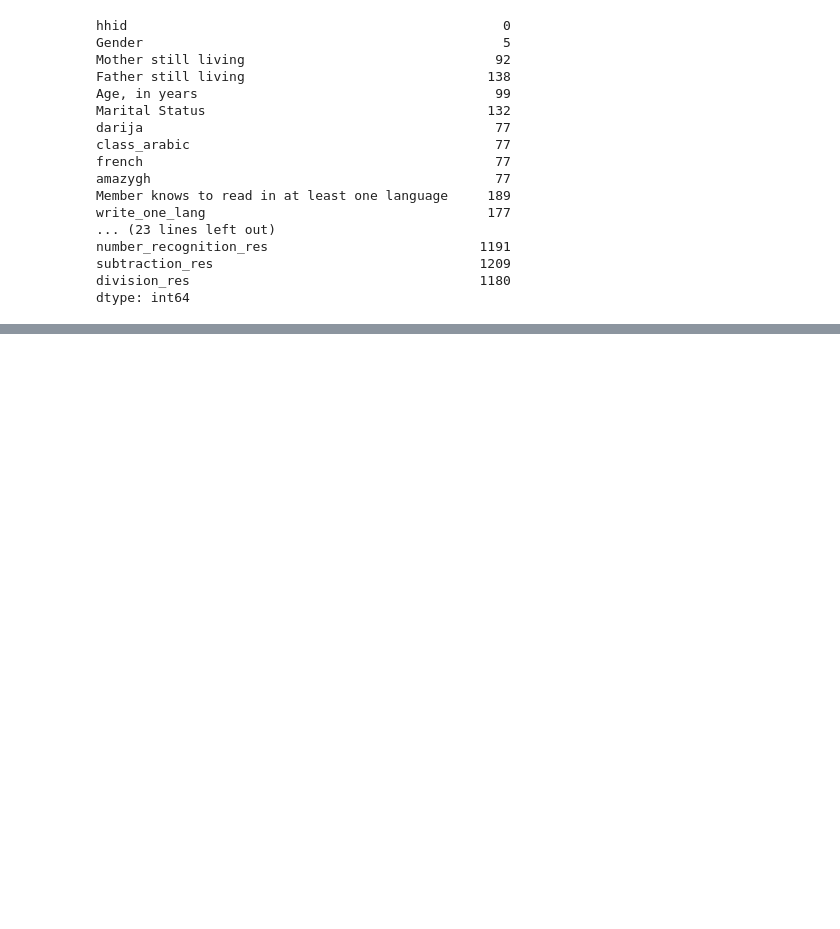
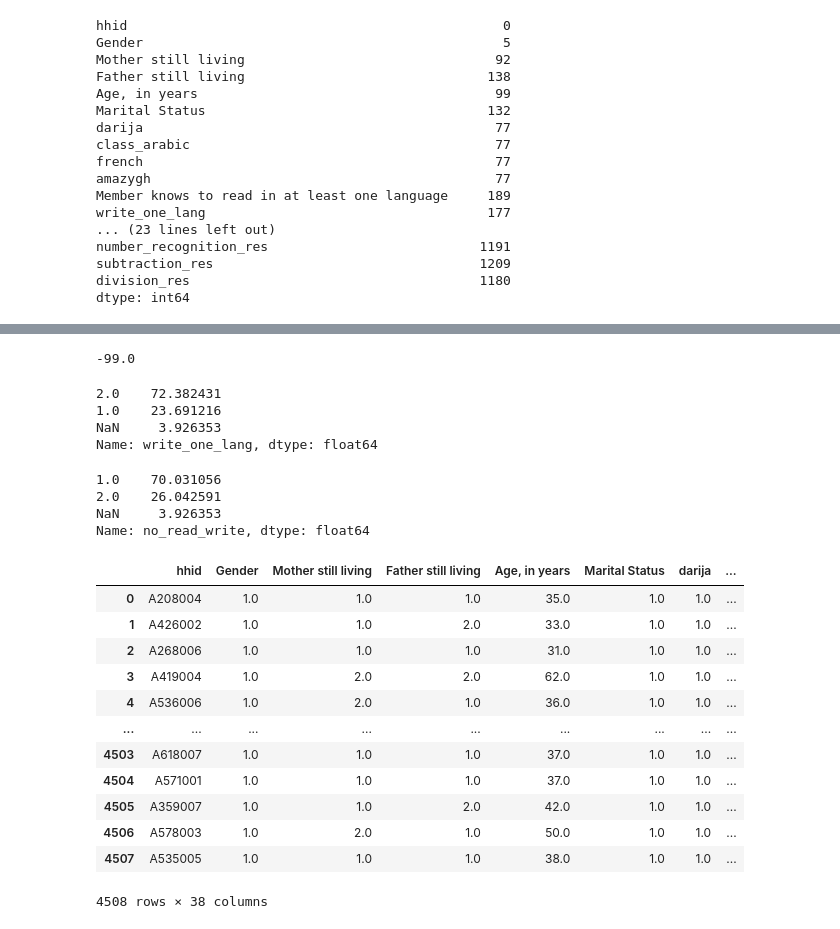
Before and after one commit to neylabelmaachi/schoolpred, a Jupyter notebook: notebooks/andriigegliuk-math-test-with-baseline-hh_removing_missing_val.ipynb, the cells around one changed output, grey strips where cells are left out. Saved outputs shown, nothing was run; the diff lists cells and outputs as text; code cells hidden in the pictures; blank space fills up the shorter version.

Commit message:
4 columns manuly imputed since we need to combine few features together

```diff
--- a/notebooks/andriigegliuk-math-test-with-baseline-hh_removing_missing_val.ipynb
+++ b/notebooks/andriigegliuk-math-test-with-baseline-hh_removing_missing_val.ipynb
@@ -610,0 +654,35 @@ dtype: int64
+# %%
+baseline_with_test_results['Age, in years'].min()
+# %% [output]
+-99.0
+# %%
+baseline_with_test_results['write_one_lang'].value_counts(dropna=False) / len(baseline_with_test_results) * 100
+# %% [output]
+2.0    72.382431
+1.0    23.691216
+NaN     3.926353
+Name: write_one_lang, dtype: float64
+# %%
+baseline_with_test_results['no_read_write'].value_counts(dropna=False) / len(baseline_with_test_results) * 100
+# %% [output]
+1.0    70.031056
+2.0    26.042591
+NaN     3.926353
+Name: no_read_write, dtype: float64
+# %%
+data = pd.read_csv('../notebooks/final_file.csv')
+data
+# %% [output]
+|  | hhid | Gender | Mother still living | Father still living | Age, in years | Marital Status | darija | ... |
+| 0 | A208004 | 1.0 | 1.0 | 1.0 | 35.0 | 1.0 | 1.0 | ... |
+| 1 | A426002 | 1.0 | 1.0 | 2.0 | 33.0 | 1.0 | 1.0 | ... |
+| 2 | A268006 | 1.0 | 1.0 | 1.0 | 31.0 | 1.0 | 1.0 | ... |
+| 3 | A419004 | 1.0 | 2.0 | 2.0 | 62.0 | 1.0 | 1.0 | ... |
+| 4 | A536006 | 1.0 | 2.0 | 1.0 | 36.0 | 1.0 | 1.0 | ... |
+| ... | ... | ... | ... | ... | ... | ... | ... | ... |
+| 4503 | A618007 | 1.0 | 1.0 | 1.0 | 37.0 | 1.0 | 1.0 | ... |
+| 4504 | A571001 | 1.0 | 1.0 | 1.0 | 37.0 | 1.0 | 1.0 | ... |
+| 4505 | A359007 | 1.0 | 1.0 | 2.0 | 42.0 | 1.0 | 1.0 | ... |
+| 4506 | A578003 | 1.0 | 2.0 | 1.0 | 50.0 | 1.0 | 1.0 | ... |
+| 4507 | A535005 | 1.0 | 1.0 | 1.0 | 38.0 | 1.0 | 1.0 | ... |
+4508 rows × 38 columns
```
Also changed, not shown: parts of 14 cells of this notebook.
